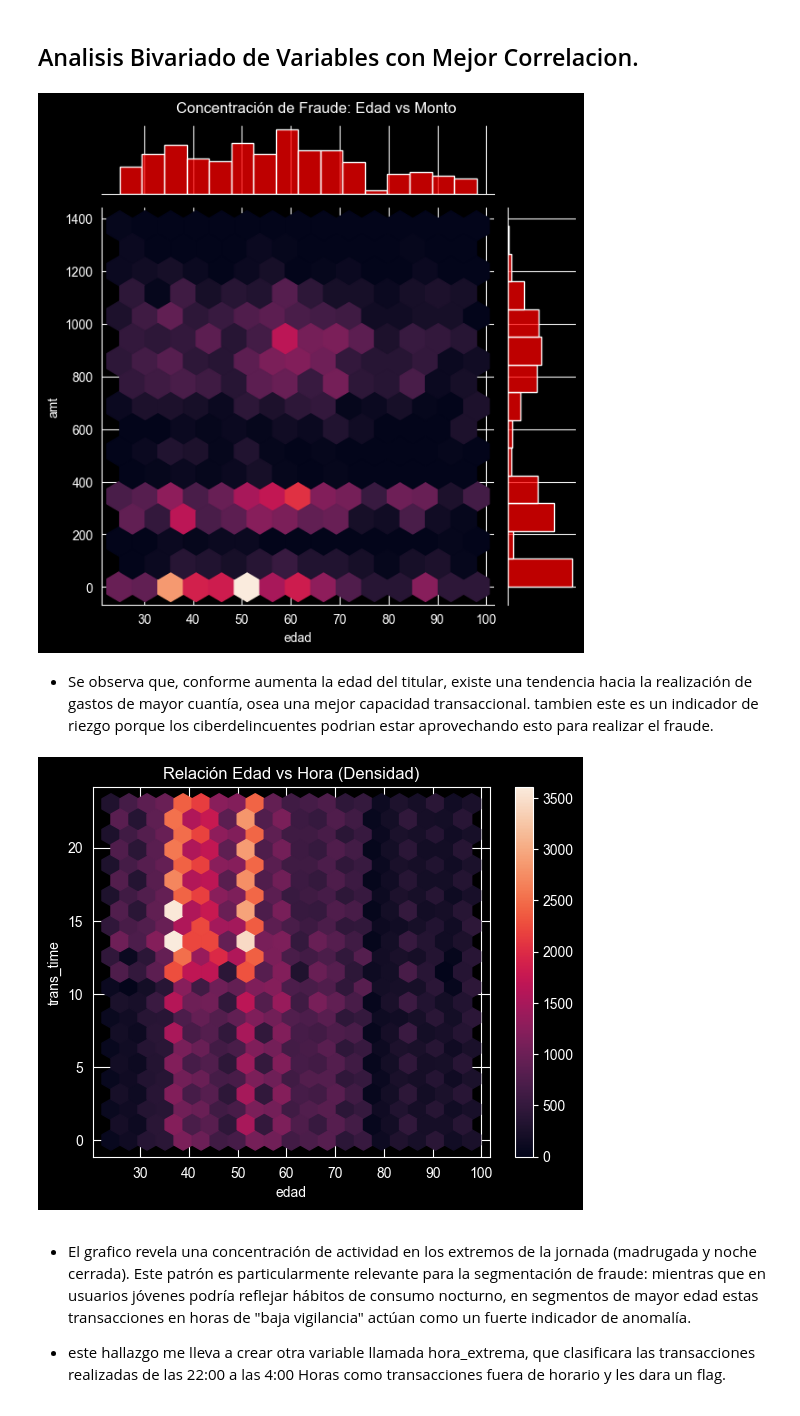
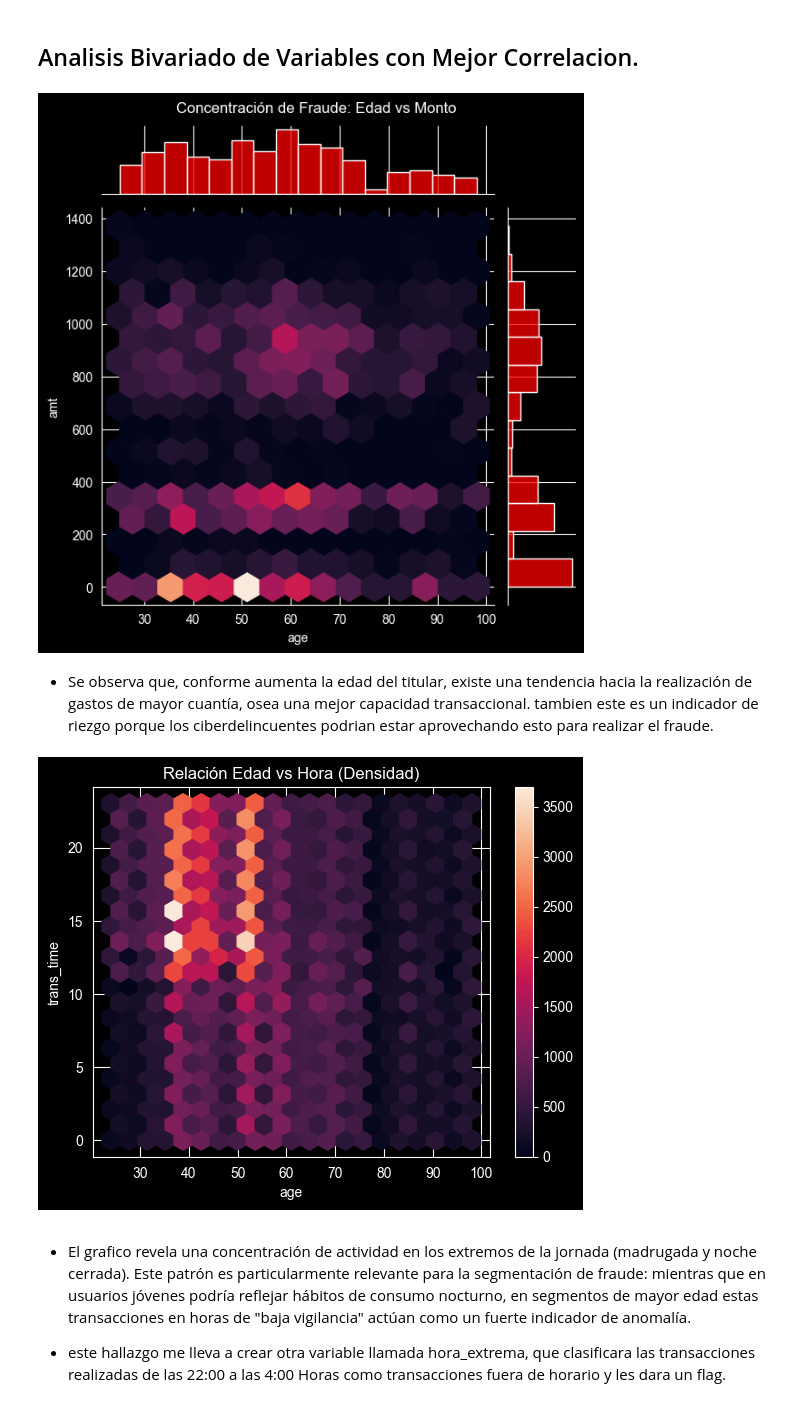
Before and after one commit to THEWACHER1103/Fraud_Detection, a Jupyter notebook: Fraude_Detecting.ipynb, the cells around one changed output. Cells and saved outputs as stored; diff of their text form; code cells hidden in the pictures.

```diff
--- a/Fraude_Detecting.ipynb
+++ b/Fraude_Detecting.ipynb
@@ -155,10 +167,10 @@ plt.show()
 #Transforme la variable dob a la edad real de cada ciudadano
 df['dob'] = pd.to_datetime(df['dob'])
 hoy = date.today()
-df['edad'] = df['dob'].apply(
+df['age'] = df['dob'].apply(
     lambda x: hoy.year - x.year - ((hoy.month, hoy.day) < (x.month, x.day)))
-columna_a_mover = df.pop('edad')
-df.insert(12, 'edad', columna_a_mover)
+columna_a_mover = df.pop('age')
+df.insert(12, 'age', columna_a_mover)
 
 # SEPARANDO TRANSDATE DE TRANS TIME
 df['trans_date_trans_time'] = pd.to_datetime(df['trans_date_trans_time'])
@@ -182,7 +194,13 @@ def haversine(lat1, lon1, lat2, lon2):
     c = 2 * np.arctan2(np.sqrt(a), np.sqrt(1-a))
     return R * c
 
-df['distance_km'] = haversine(df['lat'], df['long'], df['merch_lat'], df['merch_long'])
+df['distance_km'] = haversine(df['lat'], df['long'], df['merch_lat'], df['merch_long']).round(2)
+
+
+df['far_night_flag'] = (
+    (df['distance_km'] > 80) &
+    ((df['trans_time'] >= 0) & (df['trans_time'] <= 6))
+).astype(int)
 # %%
-df.drop(columns=['trans_date_trans_time','lat','merch_long','merch_lat','trans_num','merchant','dob'], inplace=True)
+df.drop(columns=['trans_date_trans_time','long','lat','merch_long','merch_lat','trans_num','merchant','dob'], inplace=True)
 # %%
@@ -228,19 +252,19 @@ plt.show()
 # %%
 # Solo los casos de fraude
 fraude_df = df[df['is_fraud'] == 1]
-sns.jointplot(data=fraude_df, x='edad', y='amt', kind='hex', joint_kws=dict(cmap='rocket'),color="red")
+sns.jointplot(data=fraude_df, x='age', y='amt', kind='hex', joint_kws=dict(cmap='rocket'),color="red")
 plt.suptitle('Concentración de Fraude: Edad vs Monto', y=1.02)
 plt.show()
 # %% [output]
-[figure, old version]
+[figure, new version]
 # %% [markdown]
 * Se observa que, conforme aumenta la edad del titular, existe una tendencia hacia la realización de gastos de mayor cuantía, osea una mejor capacidad transaccional. tambien este es un indicador de riezgo porque los ciberdelincuentes podrian estar aprovechando esto para realizar el fraude.
 # %%
-df.plot.hexbin(y='trans_time',x='edad', gridsize=20, cmap='rocket', sharex=False)
+df.plot.hexbin(y='trans_time',x='age', gridsize=20, cmap='rocket', sharex=False)
 plt.title('Relación Edad vs Hora (Densidad)')
 plt.show()
 # %% [output]
-[figure, old version]
+[figure, new version]
 # %% [markdown]
 * El grafico revela una concentración de actividad en los extremos de la jornada (madrugada y noche cerrada). Este patrón es particularmente relevante para la segmentación de fraude: mientras que en usuarios jóvenes podría reflejar hábitos de consumo nocturno, en segmentos de mayor edad estas transacciones en horas de "baja vigilancia" actúan como un fuerte indicador de anomalía.
 
```
Also changed, not shown: parts of 33 cells of this notebook.
